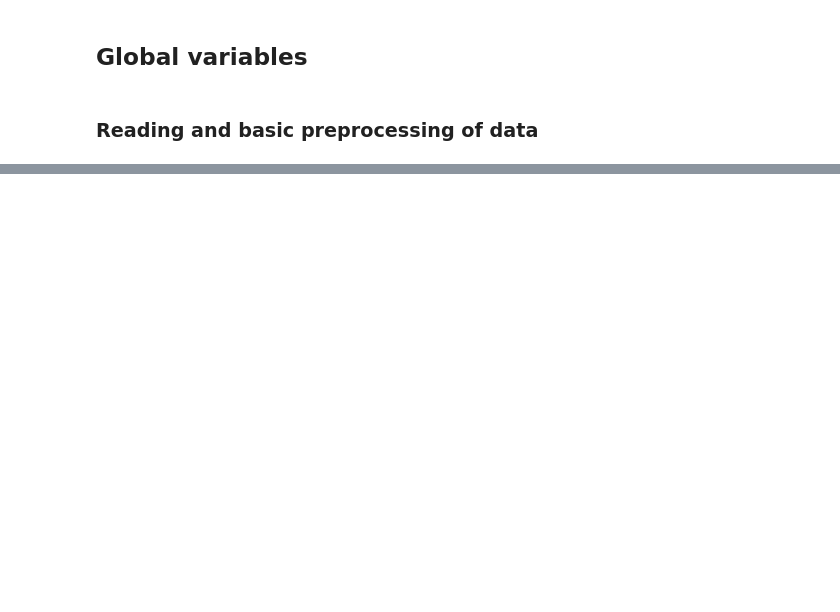
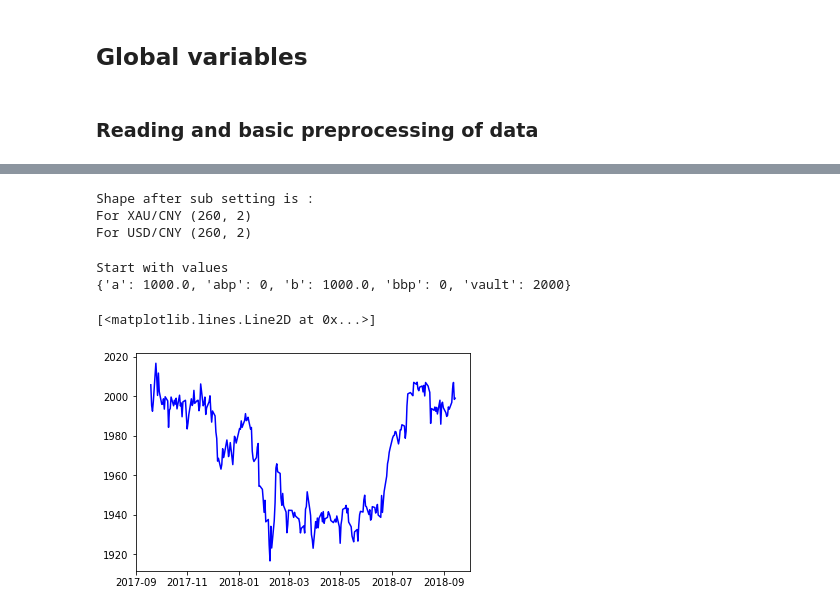
Before and after one commit to MahaDAO/arth-collateral-modeling, a Jupyter notebook: scripts/app.ipynb, the cells around one changed output, grey strips where cells are left out. Drawn from its saved outputs; the diff is of its cells as text; code cells hidden in the pictures; blank space fills up the shorter version.

```diff
--- a/scripts/app.ipynb
+++ b/scripts/app.ipynb
@@ -104,2 +60,0 @@ START_CONFIG['abp'] = START_CONFIG.get('a') / A.loc[0, 'Price']
-# %%
-START_CONFIG['bbp'] = START_CONFIG.get('b') / B.loc[0, 'Price']
@@ -108 +61,18 @@ START_CONFIG
+# %%
+start_date = pd.Timestamp('today').floor('D') + pd.Timedelta(-3 * 365, unit='D')
+end_date = pd.Timestamp('today').floor('D') + pd.Timedelta(-2 * 365, unit='D')
+# %%
+xau_cny = xau_cny[(xau_cny['Date']>=start_date) & (xau_cny['Date']<=end_date)].reset_index(drop=True)
+usd_cny = usd_cny[(usd_cny['Date']>=start_date) & (usd_cny['Date']<=end_date)].reset_index(drop=True)
+
+# xau_cny = xau_cny[(xau_cny['Date']>=start_date)].reset_index(drop=True)
+# usd_cny = usd_cny[(usd_cny['Date']>=start_date)].reset_index(drop=True)
+# %%
+print('Shape after sub setting is :')
+print('For XAU/CNY', xau_cny.shape)
+print('For USD/CNY', usd_cny.shape)
+# %% [output]
+Shape after sub setting is :
+For XAU/CNY (260, 2)
+For USD/CNY (260, 2)
 # %%
@@ -156,0 +154,10 @@ for i in A.index.to_list():
+# %%
+plot_data, config = simulate_model_with_same_amounts(usd_cny, xau_cny, 0.5, 0.5, STARTING_VAULT_AMOUNT)
+# %% [output]
+Start with values
+{'a': 1000.0, 'abp': 0, 'b': 1000.0, 'bbp': 0, 'vault': 2000}
+# %%
+plt.plot(plot_data['dates'], plot_data['vault'], color='blue')
+# %% [output]
+[<matplotlib.lines.Line2D at 0x...>]
+[figure, added]
```
Also changed, not shown: parts of 13 cells of this notebook.
